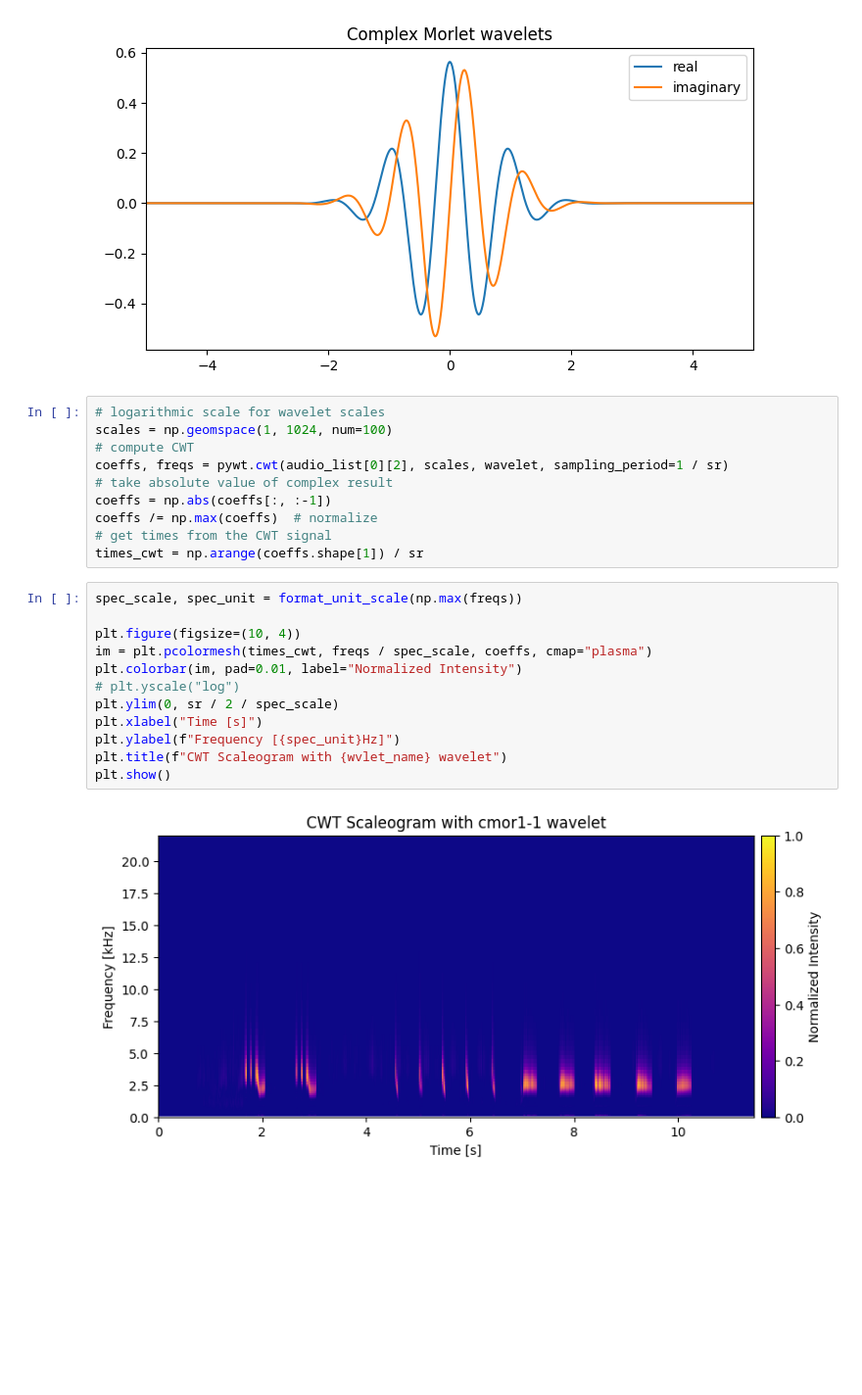
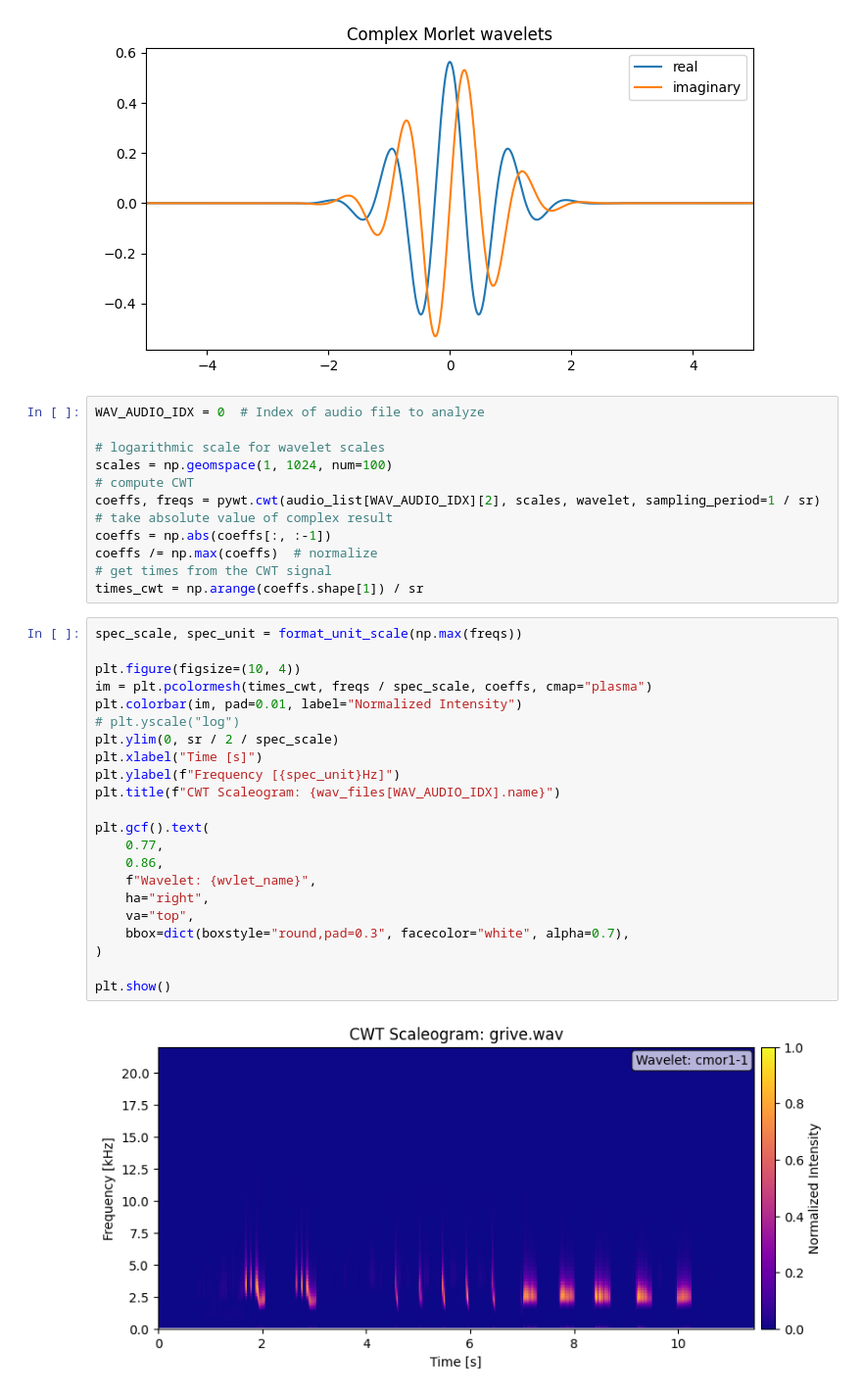
Before and after one commit to NJurquet/spectrobird, a Jupyter notebook: bird_songs_analysis.ipynb, the cells around one changed output. Shown at 98% size. Saved outputs shown, nothing was run; the diff lists cells and outputs as text; blank space fills up the shorter version.

```diff
--- a/bird_songs_analysis.ipynb
+++ b/bird_songs_analysis.ipynb
@@ -206,10 +218,12 @@ plt.show()
 # %% [output]
 [figure]
 # %%
+WAV_AUDIO_IDX = 0  # Index of audio file to analyze
+
 # logarithmic scale for wavelet scales
 scales = np.geomspace(1, 1024, num=100)
 # compute CWT
-coeffs, freqs = pywt.cwt(audio_list[0][2], scales, wavelet, sampling_period=1 / sr)
+coeffs, freqs = pywt.cwt(audio_list[WAV_AUDIO_IDX][2], scales, wavelet, sampling_period=1 / sr)
 # take absolute value of complex result
 coeffs = np.abs(coeffs[:, :-1])
 coeffs /= np.max(coeffs)  # normalize
@@ -218,14 +232,24 @@ times_cwt = np.arange(coeffs.shape[1]) / sr
 # %%
 spec_scale, spec_unit = format_unit_scale(np.max(freqs))
 
 plt.figure(figsize=(10, 4))
 im = plt.pcolormesh(times_cwt, freqs / spec_scale, coeffs, cmap="plasma")
 plt.colorbar(im, pad=0.01, label="Normalized Intensity")
 # plt.yscale("log")
 plt.ylim(0, sr / 2 / spec_scale)
 plt.xlabel("Time [s]")
 plt.ylabel(f"Frequency [{spec_unit}Hz]")
-plt.title(f"CWT Scaleogram with {wvlet_name} wavelet")
+plt.title(f"CWT Scaleogram: {wav_files[WAV_AUDIO_IDX].name}")
+
+plt.gcf().text(
+    0.77,
+    0.86,
+    f"Wavelet: {wvlet_name}",
+    ha="right",
+    va="top",
+    bbox=dict(boxstyle="round,pad=0.3", facecolor="white", alpha=0.7),
+)
+
 plt.show()
 # %% [output]
-[figure, old version]
+[figure, new version]
```
Also changed, not shown: parts of 3 cells of this notebook.
